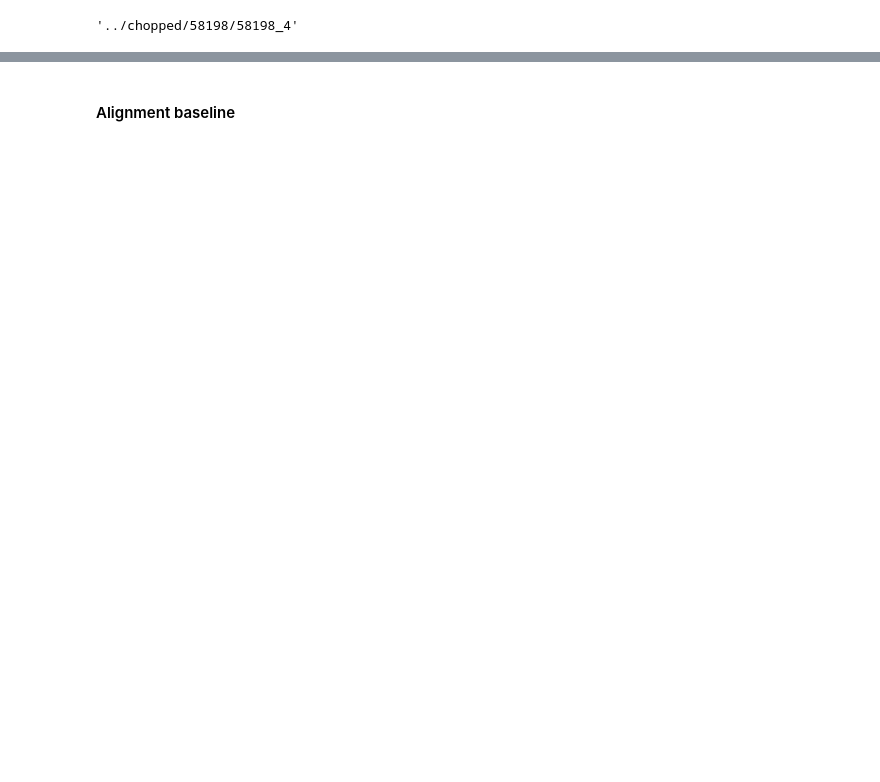
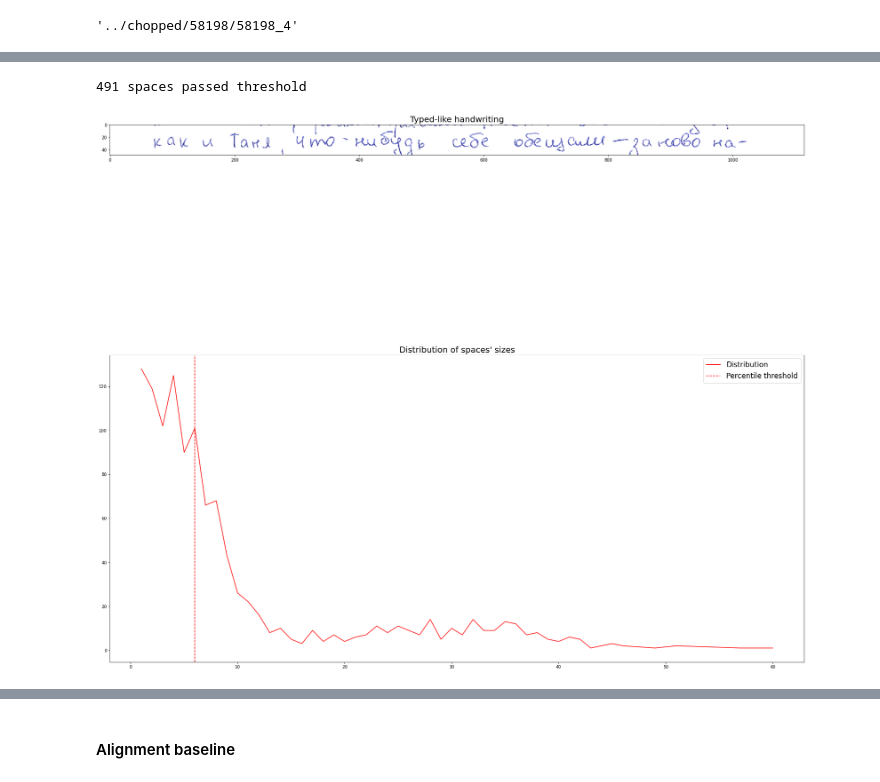
Before and after one commit to EmilNadimanov/disser, a Jupyter notebook: code/WordExtraction.ipynb, the cells around one changed output, grey strips where cells are left out. Drawn from its saved outputs; the diff is of its cells as text; code cells hidden in the pictures; blank space fills up the shorter version.

```diff
--- a/code/WordExtraction.ipynb
+++ b/code/WordExtraction.ipynb
@@ -211,0 +276,16 @@ plt.legend(["Distribution", "Percentile threshold", "Line borders", "Line center
+# %%
+def collect_lines_info(work: Work):
+    lines, images, groups = [], [], []
+    notches_groups_lengths = []
+    for each in [line for page in work.pages for line in page.lines]:
+        result = get_notches_groups(each)
+        if result is None:
+            continue
+        line, image, grouped_consecutive_notches = result
+        lines.append(line)
+        images.append(image)
+        groups.append(grouped_consecutive_notches)
+
+        sequenses_lengths = [len(group) for group in grouped_consecutive_notches]
+        notches_groups_lengths.extend(sequenses_lengths)
+    return lines, images, groups
@@ -211,0 +297,28 @@ plt.legend(["Distribution", "Percentile threshold", "Line borders", "Line center
+# %%
+# Пример почти печатного почерка
+figure(figsize=(30,30))
+work_sparse = Work('../chopped/18956/18956_26')
+lines, images, groups = collect_lines_info(work_sparse)
+
+notches_groups_lengths = np.array([len(seq) for group in groups for seq in group])
+notches_groups_lengths = notches_groups_lengths[notches_groups_lengths <= 60]
+sparse_counter_items = list(sorted(Counter(notches_groups_lengths).items(), key=lambda kv: kv[0]))
+
+ax = plt.subplot(2, 1, 1)
+ax.set_title('Typed-like handwriting', {"fontsize": 20})
+plt.imshow(work_sparse.pages[0].lines[5].image)
+
+ax = plt.subplot(2, 1, 2)
+ax.set_title("Distribution of spaces' sizes", {"fontsize": 20})
+x, y = tuple(zip(*sparse_counter_items))
+plt.plot(x, y, color="red")
+perc = np.percentile(notches_groups_lengths, 50)
+plt.axvline(x=perc,color='red', linestyle='dashed')
+plt.legend(["Distribution", "Percentile threshold"], fontsize='xx-large')
+
+print(f"""
+{len(notches_groups_lengths[notches_groups_lengths > perc])} spaces passed threshold
+""")
+# %% [output]
+491 spaces passed threshold
+[figure, added]
```
Also changed, not shown: parts of 26 cells of this notebook, 1 other file.
